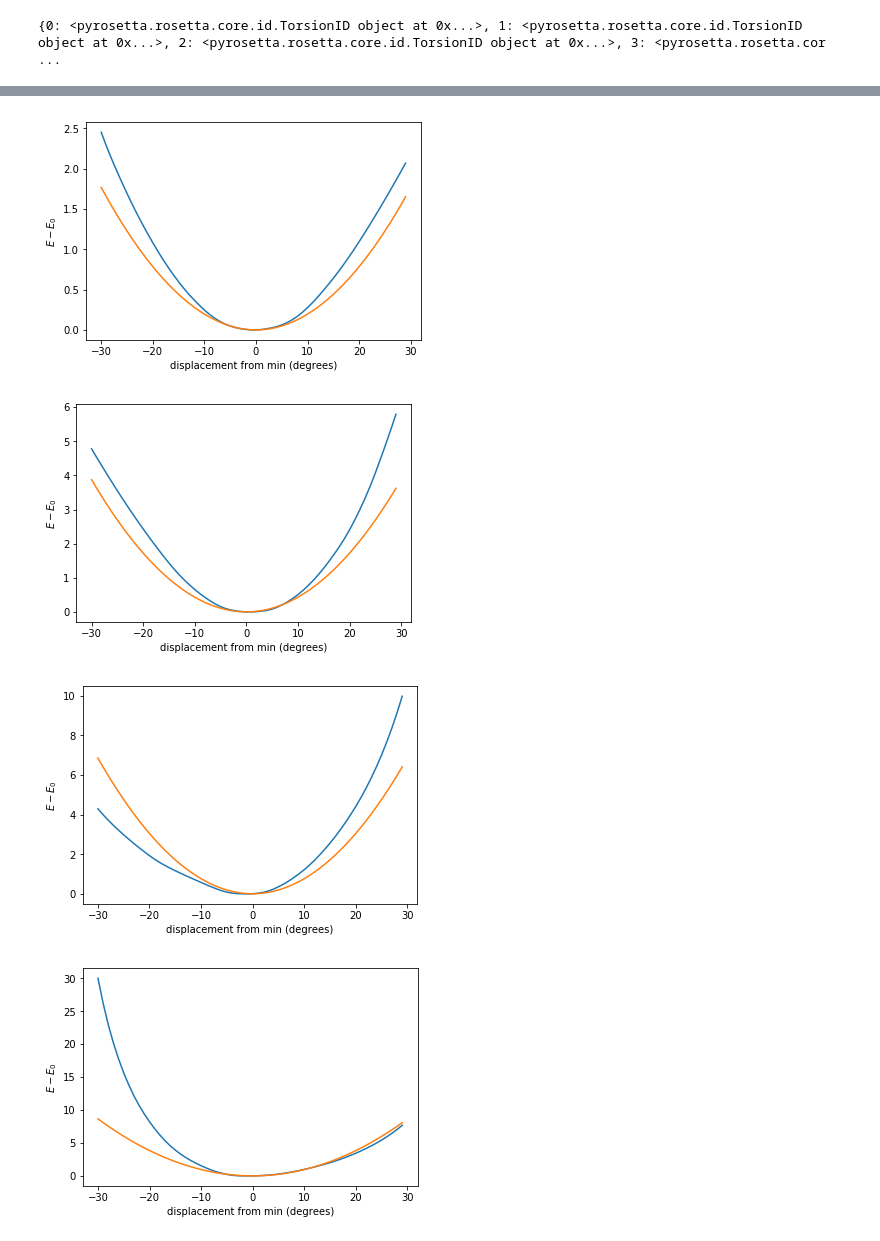
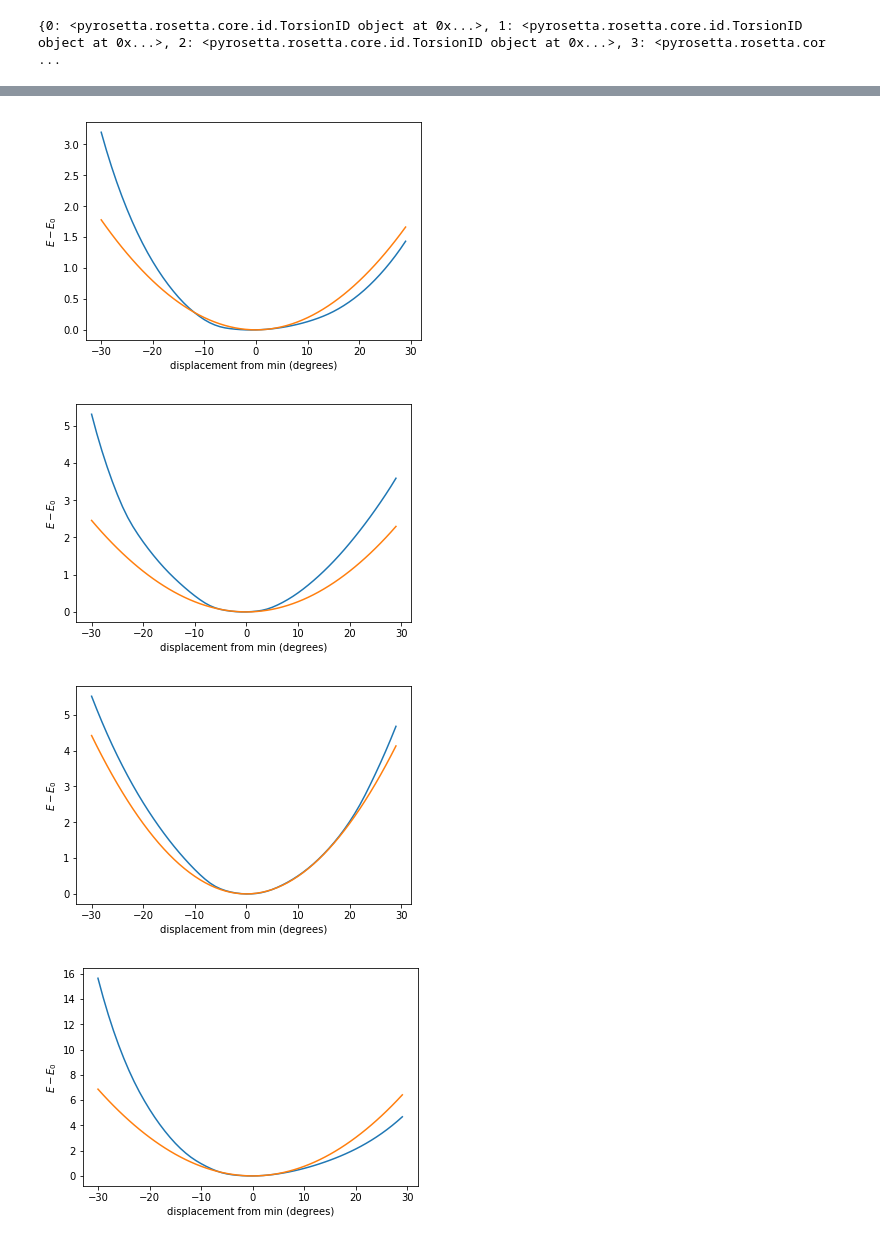
Before and after one commit to maa805/mining-minima, a Jupyter notebook: mining_minima_nucleic_acids.ipynb, the cells around one changed output, grey strips where cells are left out. Cells and saved outputs as stored; diff of their text form; code cells hidden in the pictures.

```diff
--- a/mining_minima_nucleic_acids.ipynb
+++ b/mining_minima_nucleic_acids.ipynb
@@ -113,11 +151,9 @@ def find_minimum(pose, sf, movemap):
 # %%
-seq1 = 'aa'
-seq2 = 'uu'
+seq1 = 'ag'
+seq2 = 'cu'
+
+n_residues = len(seq1) + len(seq2)
 
 pose, movemap, dof_dict = initialize_pose(seq1, seq2)
 
-print movemap
-
-n_residues = len(seq1) + len(seq2)
-
 scorefxn = core.scoring.ScoreFunctionFactory.create_score_function('rna/denovo/rna_hires')
@@ -298,11 +291,14 @@ pmm.apply(pose)
 # %%
-for kk in range(1,6):
+for kk in range(0, 6):
+
 
     K = w[kk]
+
+    if K < 0: continue
     mode = v[:,kk]
     observer = AddPyMOLObserver(pose, True)
     h = np.arange(-30,30,1)
-    h_plot = h*np.pi/180
+    h_plot = h*np.pi/180.0
     #h = np.concatenate((np.append(h, 15), h[: :-1]))
 
     bar = []
@@ -331,7 +327,7 @@ for kk in range(1,6):
-[figure, old version]
+[figure, new version]
-[figure, old version]
+[figure, new version]
-[figure, old version]
+[figure, new version]
-[figure, old version]
+[figure, new version]
 # %%
 
 plt.plot(h, bar)
```
Also changed, not shown: parts of 13 cells of this notebook.
